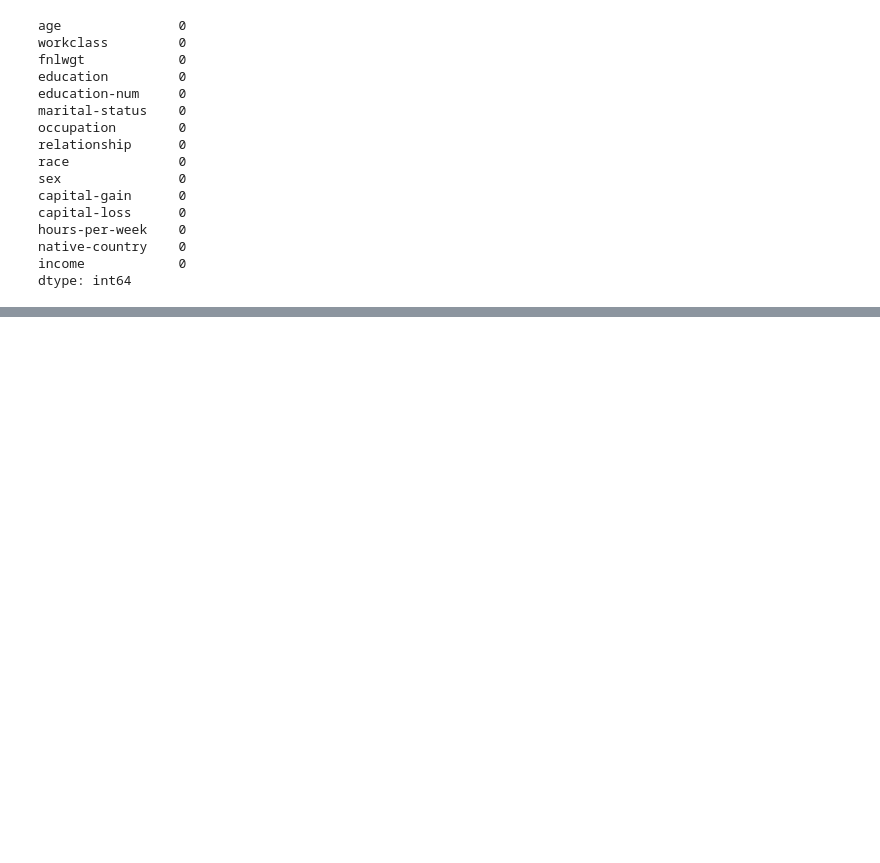
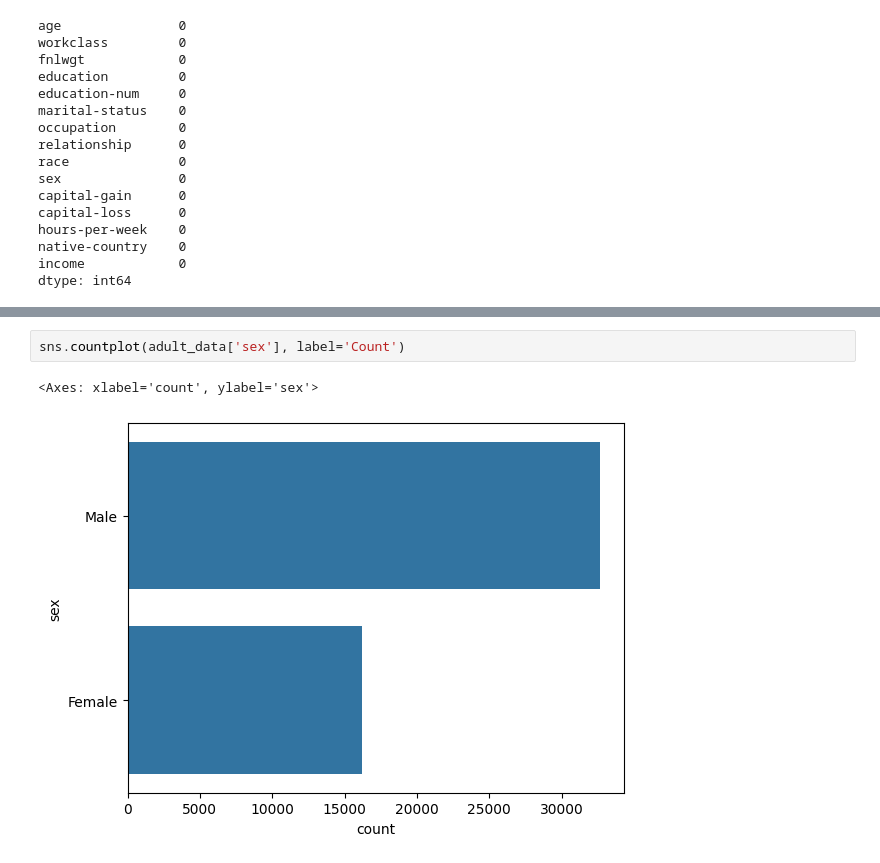
Before and after one commit to jonathanLOlsen/Data-and-things, a Jupyter notebook: 2) Data transformation and exploratory data analysis/e/1handin.ipynb, the cells around one changed output, grey strips where cells are left out. Drawn from its saved outputs; the diff is of its cells as text; blank space fills up the shorter version.

```diff
--- a/2) Data transformation and exploratory data analysis/e/1handin.ipynb
+++ b/2) Data transformation and exploratory data analysis/e/1handin.ipynb
@@ -136,0 +199,5 @@ dtype: int64
+# %%
+sns.countplot(adult_data['sex'], label='Count')
+# %% [output]
+<Axes: xlabel='count', ylabel='sex'>
+[figure, added]
```
Also changed, not shown: parts of 30 cells of this notebook, 1 other file.
